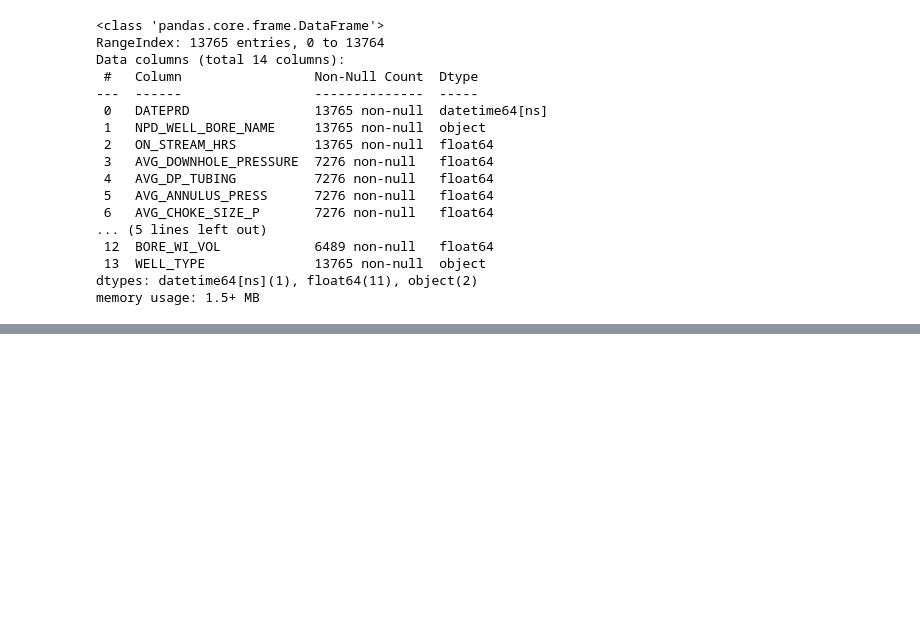
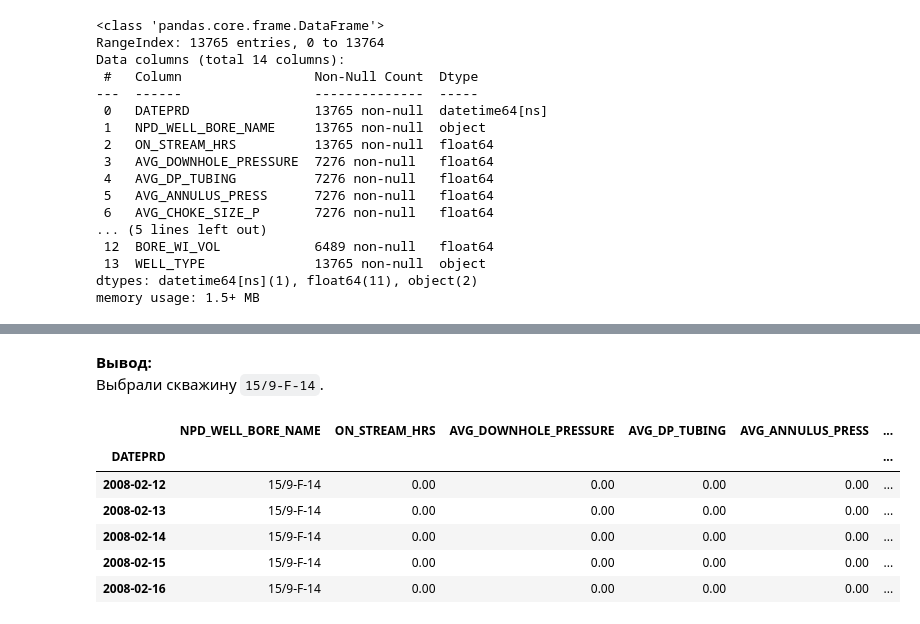
Before and after one commit to SashaVeremchuk/Gazprom-production-forecast, a Jupyter notebook: data_overview.ipynb, the cells around one changed output, grey strips where cells are left out. Saved outputs shown, nothing was run; the diff lists cells and outputs as text; code cells hidden in the pictures; blank space fills up the shorter version.

```diff
--- a/data_overview.ipynb
+++ b/data_overview.ipynb
@@ -1220,0 +1231,22 @@ memory usage: 1.5+ MB
+# %%
+DATE_COL = "DATEPRD"
+WELL_COL = "NPD_WELL_BORE_NAME"
+ONSTREAM_COL = "ON_STREAM_HRS"
+OIL_COL, GAS_COL, WATER_COL = "BORE_OIL_VOL", "BORE_GAS_VOL", "BORE_WAT_VOL"
+
+SENSOR_COLS = [
+    "AVG_DOWNHOLE_PRESSURE", "AVG_DOWNHOLE_TEMPERATURE", "AVG_DP_TUBING",
+    "AVG_ANNULUS_PRESS", "AVG_CHOKE_SIZE_P", "AVG_WHP_P", "AVG_WHT_P", "DP_CHOKE_SIZE",
+]
+SENSOR_COLS = [c for c in SENSOR_COLS if c in daily_res.columns]
+
+daily_res[DATE_COL] = pd.to_datetime(daily_res[DATE_COL], errors="coerce")
+
+well_summary = (daily_res.groupby(WELL_COL)
+                 .agg(start=(DATE_COL, "min"), end=(DATE_COL, "max"), days=(DATE_COL, "count"),
+                      oil_total=(OIL_COL, "sum"))
+                 .sort_values("days", ascending=False))
+display(well_summary)
+
+TARGET_WELL = well_summary.index[2]  # можно поменять, если хотим другую
+print("Selected well:", TARGET_WELL)
@@ -1220,0 +1262,8 @@ memory usage: 1.5+ MB
+# %% [markdown]
+**Вывод:**
+Выбрали скважину `15/9-F-14`.
+# %%
+# Формируем датасет только для этой скважины
+df_well = daily_res[daily_res[WELL_COL] == TARGET_WELL].copy()
+df_well = df_well.sort_values(DATE_COL).set_index(DATE_COL)
+df_well = df_well.drop(columns=["BORE_WI_VOL"], errors="ignore")
@@ -1220,0 +1272,10 @@ memory usage: 1.5+ MB
+# %%
+df_well.head()
+# %% [output]
+|  | NPD_WELL_BORE_NAME | ON_STREAM_HRS | AVG_DOWNHOLE_PRESSURE | AVG_DP_TUBING | AVG_ANNULUS_PRESS | ... |
+| DATEPRD |  |  |  |  |  | ... |
+| 2008-02-12 | 15/9-F-14 | 0.00 | 0.00 | 0.00 | 0.00 | ... |
+| 2008-02-13 | 15/9-F-14 | 0.00 | 0.00 | 0.00 | 0.00 | ... |
+| 2008-02-14 | 15/9-F-14 | 0.00 | 0.00 | 0.00 | 0.00 | ... |
+| 2008-02-15 | 15/9-F-14 | 0.00 | 0.00 | 0.00 | 0.00 | ... |
+| 2008-02-16 | 15/9-F-14 | 0.00 | 0.00 | 0.00 | 0.00 | ... |
```
Also changed, not shown: parts of 6 cells of this notebook.
